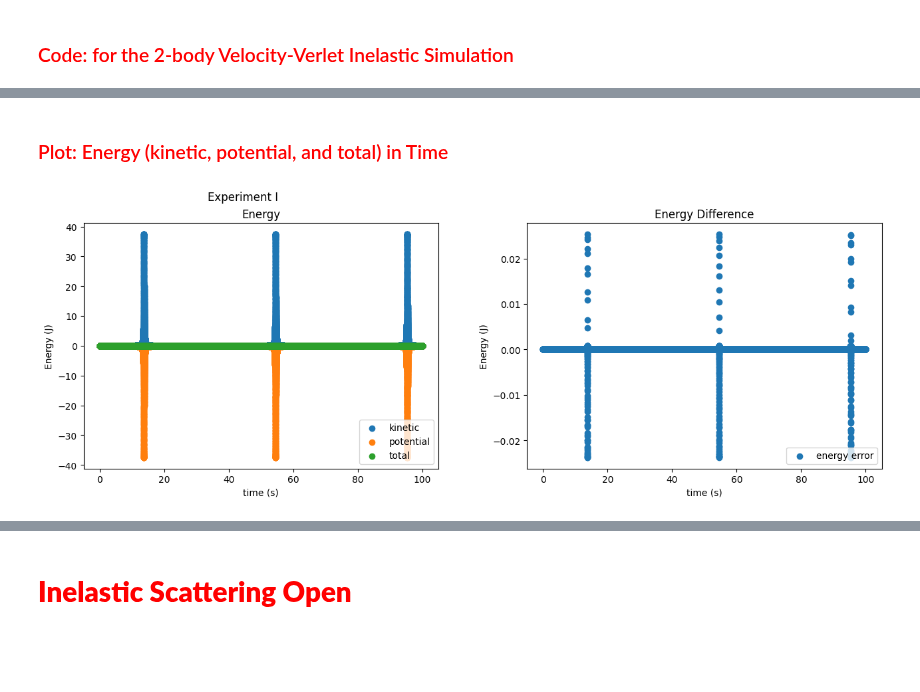
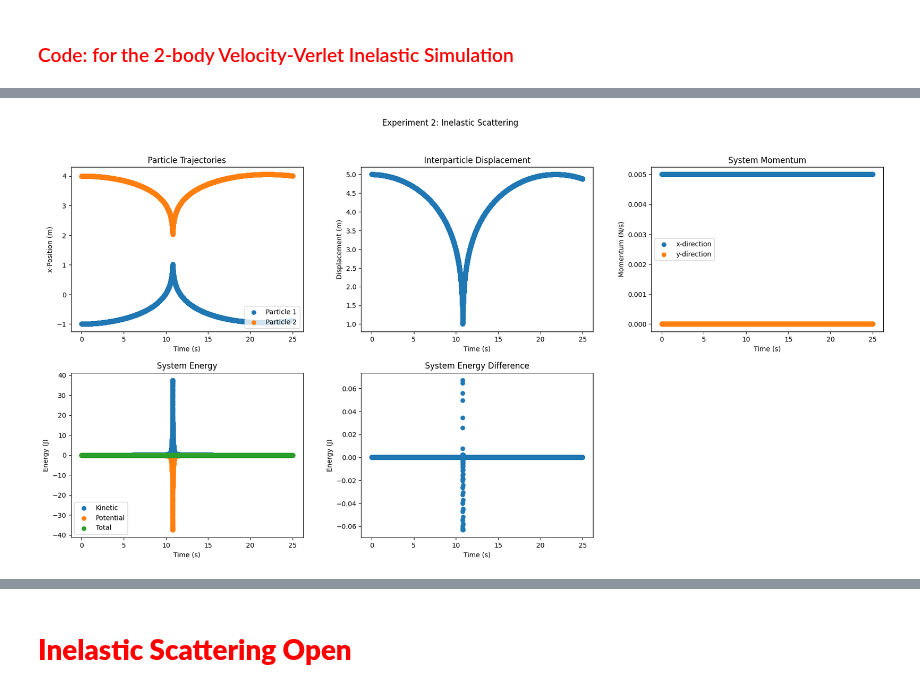
Before and after one commit to CalebAnderson22/PHY122, a Jupyter notebook: L7_Anderson.ipynb, the cells around one changed output, grey strips where cells are left out. Drawn from its saved outputs; the diff is of its cells as text; code cells hidden in the pictures; blank space fills up the shorter version.

```diff
--- a/L7_Anderson.ipynb
+++ b/L7_Anderson.ipynb
@@ -300,22 +264,42 @@ plt.show()
-# %% [markdown]
-###   <font color='Red'> Plot: Energy (kinetic, potential, and total) in Time </font>
-# %%
-fig, (ax1, ax2) = plt.subplots(1,2)
-fig.suptitle('Experiment I')
-fig.subplots_adjust(hspace=0.01, wspace=0.25, right=2)
-
-ax1.scatter(T, K, label="kinetic")
-ax1.scatter(T, U, label="potential")
-ax1.scatter(T, K+U, label="total")
-ax1.set_title("Energy")
-ax1.set(xlabel='time (s)', ylabel='Energy (J)')
-ax1.legend(loc="lower right")
-
-ax2.scatter(T, (K+U) - (K+U)[0], label="energy error")
-ax2.set_title("Energy Difference")
-ax2.set(xlabel='time (s)', ylabel='Energy (J)')
-ax2.legend(loc="lower right")
-
-fig.show()
-# %% [output]
-[figure, removed]
+# %%
+fig, exp3 = plt.subplot_mosaic([['ax1', 'ax2', 'ax3'],['ax4','ax5','.']])
+fig.set_size_inches(9,10)
+fig.suptitle('Experiment 2: Inelastic Scattering',x=1)
+fig.subplots_adjust(hspace=0.25, wspace=0.25, right=2)
+
+exp3['ax1'].scatter(T, R_tix[:, 0, 0], label="Particle 1")
+exp3['ax1'].scatter(T, R_tix[:, 1, 0], label="Particle 2")
+exp3['ax1'].set_title("Particle Trajectories")
+exp3['ax1'].set_xlabel("Time (s)")
+exp3['ax1'].set_ylabel("x-Position (m)")
+exp3['ax1'].legend(loc="lower right")
+
+exp3['ax2'].scatter(T, -(R_tix[:, 0, 0]-R_tix[:, 1, 0]))
+exp3['ax2'].set_title("Interparticle Displacement")
+exp3['ax2'].set_xlabel("Time (s)")
+exp3['ax2'].set_ylabel("Displacement (m)")
+
+p_tx = np.sum(p_tix, axis=1)
+exp3['ax3'].scatter(T, p_tx[:,0], label="x-direction")
+exp3['ax3'].scatter(T, p_tx[:,1], label="y-direction")
+exp3['ax3'].set_title("System Momentum")
+exp3['ax3'].set_xlabel("Time (s)")
+exp3['ax3'].set_ylabel("Momentum (N/s)")
+exp3['ax3'].legend(loc='center left')
+
+exp3['ax4'].scatter(T, K, label="Kinetic")
+exp3['ax4'].scatter(T, U, label="Potential")
+exp3['ax4'].scatter(T, K+U, label="Total")
+exp3['ax4'].set_title("System Energy")
+exp3['ax4'].set_xlabel('Time (s)')
+exp3['ax4'].set_ylabel('Energy (J)')
+exp3['ax4'].legend(loc="lower left")
+
+exp3['ax5'].scatter(T, (K+U) - (K+U)[0])
+exp3['ax5'].set_title("System Energy Difference")
+exp3['ax5'].set_xlabel('Time (s)')
+exp3['ax5'].set_ylabel('Energy (J)')
+
+fig.show()
+# %% [output]
+[figure, added]
```
Also changed, not shown: parts of 21 cells of this notebook.
